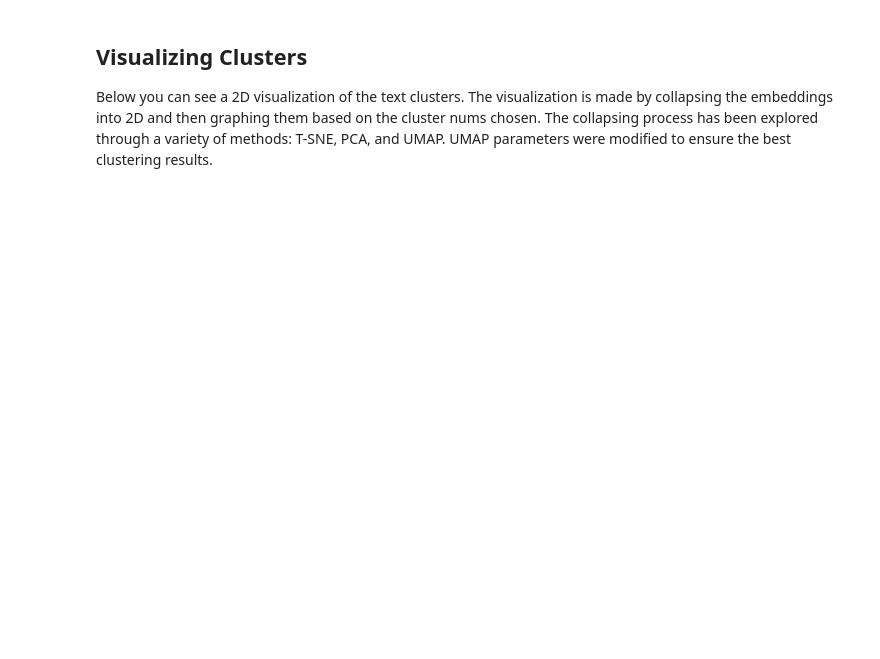
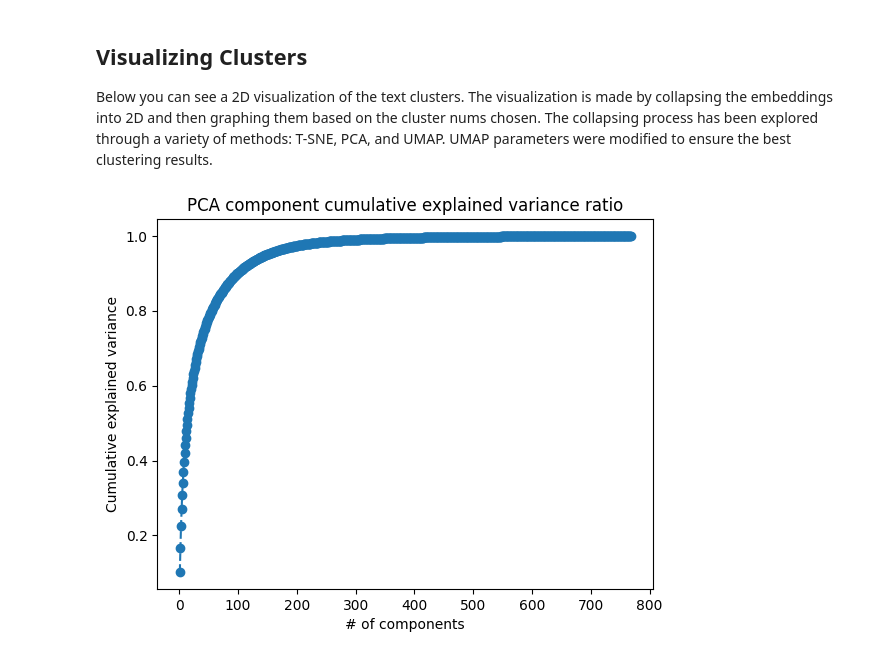
Before and after one commit to zstephe/zstephe.github.io, a Jupyter notebook: Glyph/visualization.ipynb, the cells around one changed output. Cells and saved outputs as stored; diff of their text form; code cells hidden in the pictures; blank space fills up the shorter version.

Commit message:
Cleaning visualization.ipynb

```diff
--- a/Glyph/visualization.ipynb
+++ b/Glyph/visualization.ipynb
@@ -74 +26,18 @@ newEmbeddings2D = pd.DataFrame(reducer.fit_transform(embeddings.drop("Descriptio
+# %%
+# removing the labels from the embeddings and initializing the pca model
+plainEmbeddings = embeddings.drop("Description",axis=1)
+pca = PCA()
+pca.fit(plainEmbeddings)
+x = pca.explained_variance_ratio_
+
+# plotting the explained variance of each number of components
+# saves the plot to html_files
+plt.plot(range(1,769),pca.explained_variance_ratio_.cumsum(),marker='o',linestyle='--')
+plt.title("PCA component cumulative explained variance ratio")
+plt.xlabel("# of components")
+plt.ylabel("Cumulative explained variance")
+plt.savefig("../html_files/explainedVariance.png")
+plt.show()
+# %% [output]
+[figure, added]
 # %%
```
Also changed, not shown: parts of 12 cells of this notebook, 5 other files.
